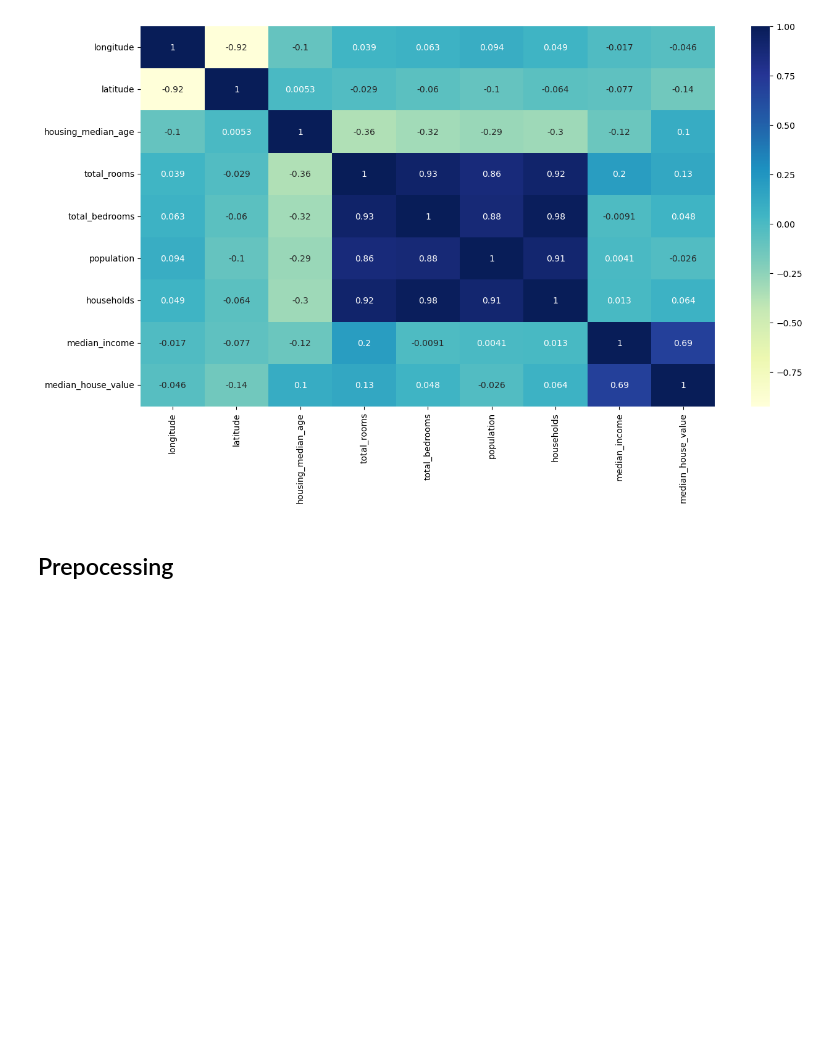
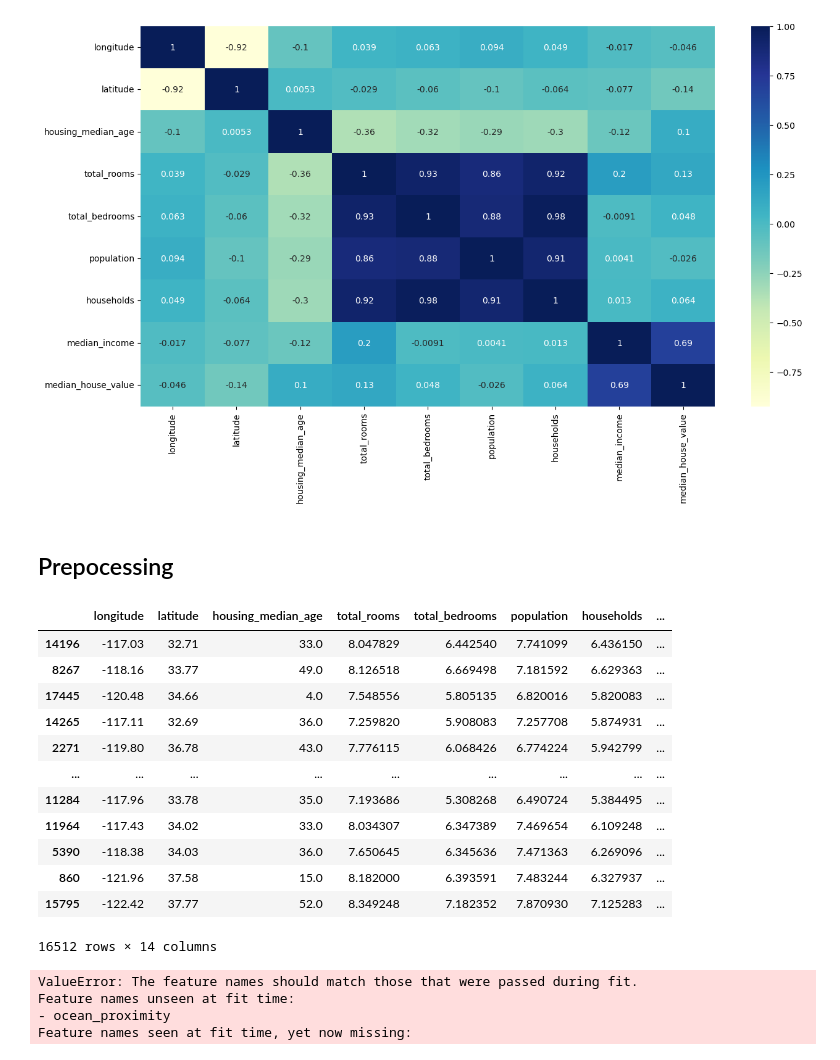
Before and after one commit to levine01/Ca-house-price-prediction-analysis, a Jupyter notebook: index.ipynb, the cells around one changed output. Saved outputs shown, nothing was run; the diff lists cells and outputs as text; code cells hidden in the pictures; blank space fills up the shorter version.

```diff
--- a/index.ipynb
+++ b/index.ipynb
@@ -127,3 +135,20 @@ train_data['total_rooms'] = np.log(train_data['total_rooms'] + 1)
 train_data['total_bedrooms'] = np.log(train_data['total_bedrooms'] + 1)
 train_data['population'] = np.log(train_data['population'] + 1)
 train_data['households'] = np.log(train_data['households'] + 1)
+# %%
+# performing one hot encoding to ocan proximity
+train_data.join(pd.get_dummies(train_data.ocean_proximity)).drop(['ocean_proximity'], axis=1)
+# %% [output]
+|  | longitude | latitude | housing_median_age | total_rooms | total_bedrooms | population | households | ... |
+| 14196 | -117.03 | 32.71 | 33.0 | 8.047829 | 6.442540 | 7.741099 | 6.436150 | ... |
+| 8267 | -118.16 | 33.77 | 49.0 | 8.126518 | 6.669498 | 7.181592 | 6.629363 | ... |
+| 17445 | -120.48 | 34.66 | 4.0 | 7.548556 | 5.805135 | 6.820016 | 5.820083 | ... |
+| 14265 | -117.11 | 32.69 | 36.0 | 7.259820 | 5.908083 | 7.257708 | 5.874931 | ... |
+| 2271 | -119.80 | 36.78 | 43.0 | 7.776115 | 6.068426 | 6.774224 | 5.942799 | ... |
+| ... | ... | ... | ... | ... | ... | ... | ... | ... |
+| 11284 | -117.96 | 33.78 | 35.0 | 7.193686 | 5.308268 | 6.490724 | 5.384495 | ... |
+| 11964 | -117.43 | 34.02 | 33.0 | 8.034307 | 6.347389 | 7.469654 | 6.109248 | ... |
+| 5390 | -118.38 | 34.03 | 36.0 | 7.650645 | 6.345636 | 7.471363 | 6.269096 | ... |
+| 860 | -121.96 | 37.58 | 15.0 | 8.182000 | 6.393591 | 7.483244 | 6.327937 | ... |
+| 15795 | -122.42 | 37.77 | 52.0 | 8.349248 | 7.182352 | 7.870930 | 7.125283 | ... |
+16512 rows × 14 columns
@@ -129,0 +157,18 @@ train_data['households'] = np.log(train_data['households'] + 1)
+# %%
+# training a linearregression model
+# Preprocessing: Scale numeric features
+scaler = StandardScaler()
+X_train_scaled = scaler.fit_transform(X_train)
+X_test_scaled = scaler.transform(X_test)
+
+# Creating and fitting the LinearRegression model
+linreg = LinearRegression()
+linreg.fit(X_train_scaled, y_train)
+
+# Making predictions
+predictions = linreg.predict(X_test_scaled)
+# %% [output]
+ValueError: The feature names should match those that were passed during fit.
+Feature names unseen at fit time:
+- ocean_proximity
+Feature names seen at fit time, yet now missing:
```
Also changed, not shown: parts of 4 cells of this notebook.
